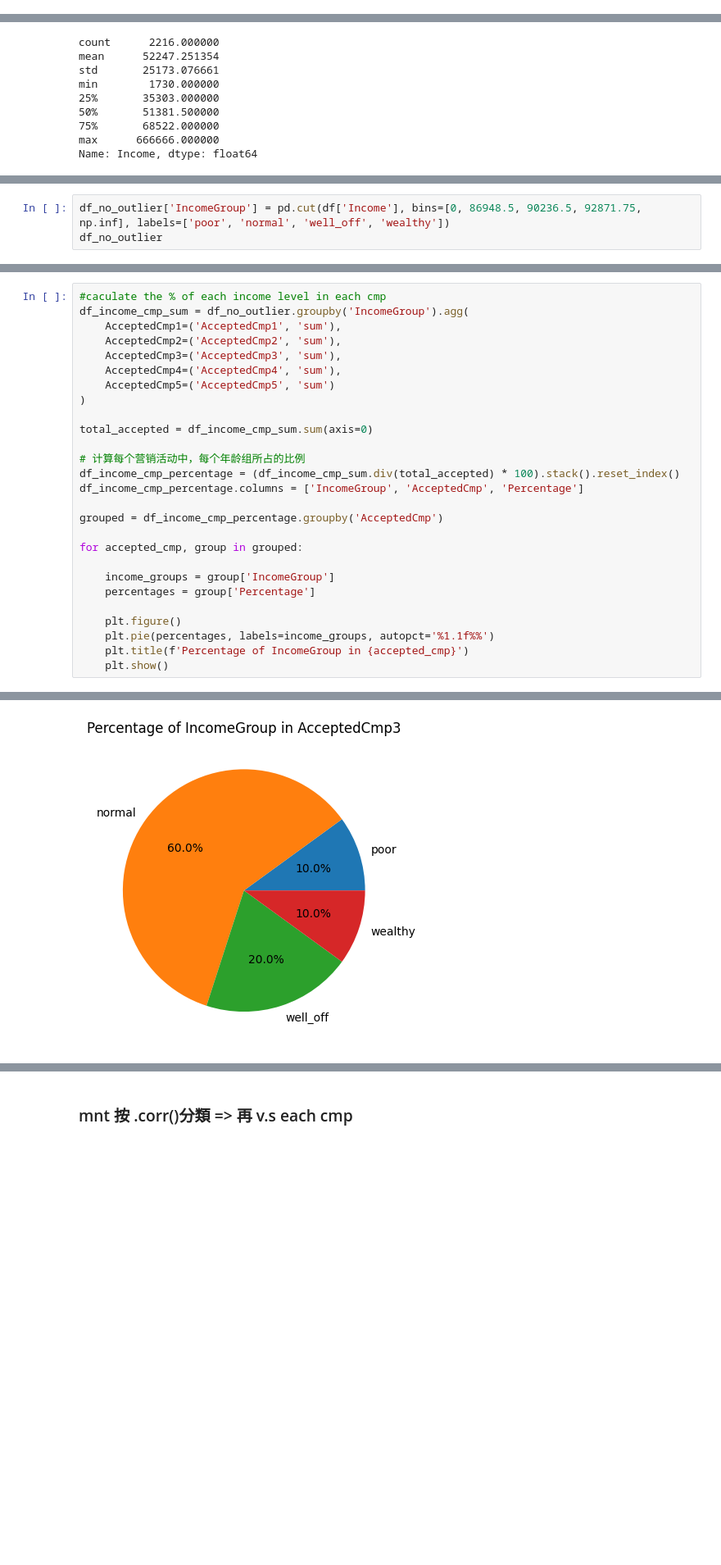
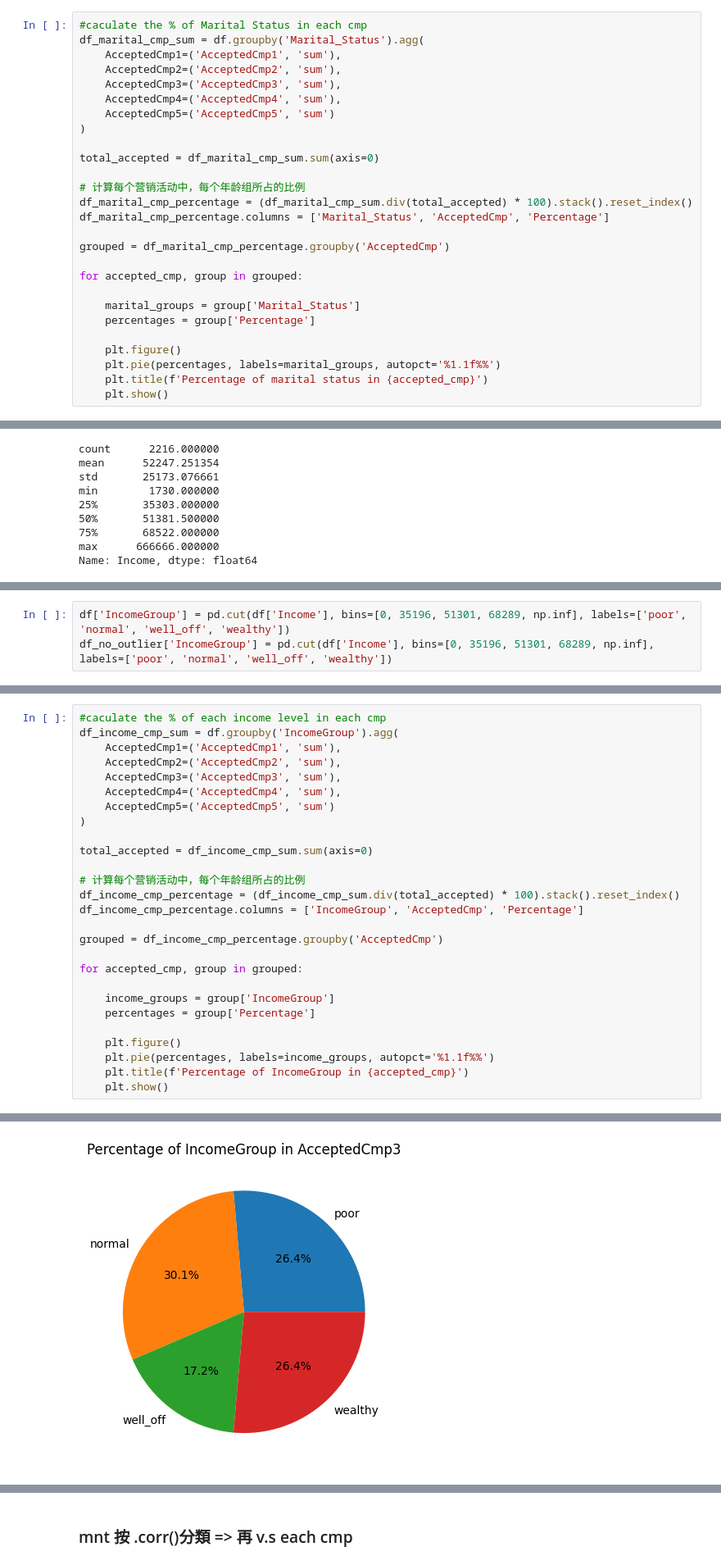
Before and after one commit to jlinsdl/Marketing-campaign, a Jupyter notebook: Marketing_Campaign.ipynb, the cells around one changed output, grey strips where cells are left out. Shown at 82% size. Drawn from its saved outputs; the diff is of its cells as text; blank space fills up the shorter version.

```diff
--- a/Marketing_Campaign.ipynb
+++ b/Marketing_Campaign.ipynb
@@ -145,0 +156,27 @@ insights
+# %%
+#caculate the % of Marital Status in each cmp
+df_marital_cmp_sum = df.groupby('Marital_Status').agg(
+    AcceptedCmp1=('AcceptedCmp1', 'sum'),
+    AcceptedCmp2=('AcceptedCmp2', 'sum'),
+    AcceptedCmp3=('AcceptedCmp3', 'sum'),
+    AcceptedCmp4=('AcceptedCmp4', 'sum'),
+    AcceptedCmp5=('AcceptedCmp5', 'sum')
+)
+
+total_accepted = df_marital_cmp_sum.sum(axis=0)
+
+# 计算每个营销活动中，每个年龄组所占的比例
+df_marital_cmp_percentage = (df_marital_cmp_sum.div(total_accepted) * 100).stack().reset_index()
+df_marital_cmp_percentage.columns = ['Marital_Status', 'AcceptedCmp', 'Percentage']
+
+grouped = df_marital_cmp_percentage.groupby('AcceptedCmp')
+
+for accepted_cmp, group in grouped:
+
+    marital_groups = group['Marital_Status']
+    percentages = group['Percentage']
+
+    plt.figure()
+    plt.pie(percentages, labels=marital_groups, autopct='%1.1f%%')
+    plt.title(f'Percentage of marital status in {accepted_cmp}')
+    plt.show()
@@ -325,8 +371,8 @@ min       85431.000000
 max      113734.000000
 Name: Income, dtype: float64
 # %%
-df_no_outlier['IncomeGroup'] = pd.cut(df['Income'], bins=[0, 86948.5, 90236.5, 92871.75, np.inf], labels=['poor', 'normal', 'well_off', 'wealthy'])
-df_no_outlier
+df['IncomeGroup'] = pd.cut(df['Income'], bins=[0, 35196, 51301, 68289, np.inf], labels=['poor', 'normal', 'well_off', 'wealthy'])
+df_no_outlier['IncomeGroup'] = pd.cut(df['Income'], bins=[0, 35196, 51301, 68289, np.inf], labels=['poor', 'normal', 'well_off', 'wealthy'])
 # %% [output]
 A value is trying to be set on a copy of a slice from a DataFrame.
 Try using .loc[row_indexer,col_indexer] = value instead
@@ -349,6 +382,6 @@ See the caveats in the documentation: https://pandas.pydata.org/pandas-docs/stab
 # %%
 #caculate the % of each income level in each cmp
-df_income_cmp_sum = df_no_outlier.groupby('IncomeGroup').agg(
+df_income_cmp_sum = df.groupby('IncomeGroup').agg(
     AcceptedCmp1=('AcceptedCmp1', 'sum'),
     AcceptedCmp2=('AcceptedCmp2', 'sum'),
     AcceptedCmp3=('AcceptedCmp3', 'sum'),
@@ -379 +412 @@ for accepted_cmp, group in grouped:
-[figure, old version]
+[figure, new version]
```
Also changed, not shown: parts of 36 cells of this notebook.
